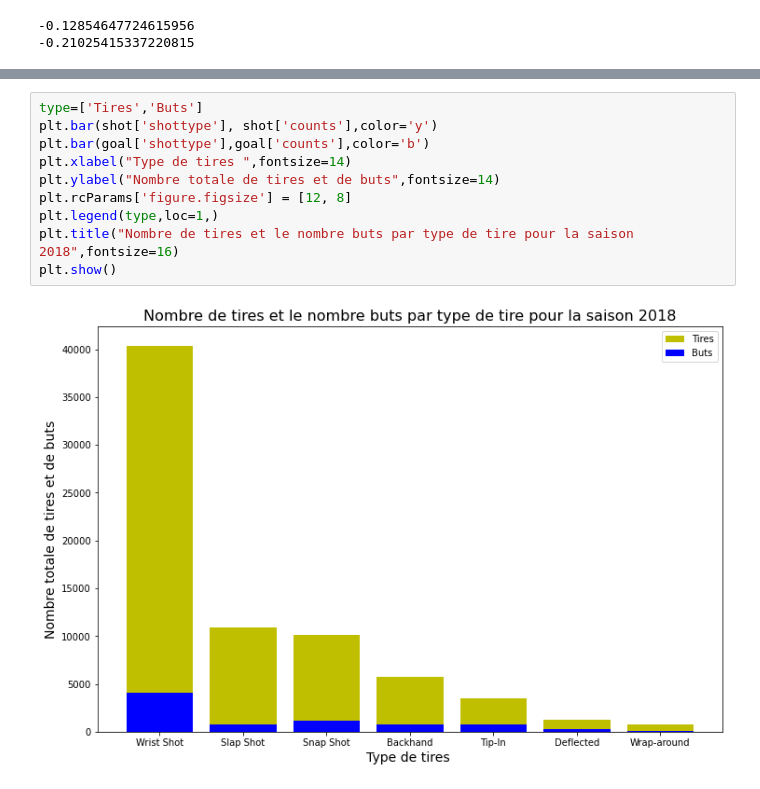
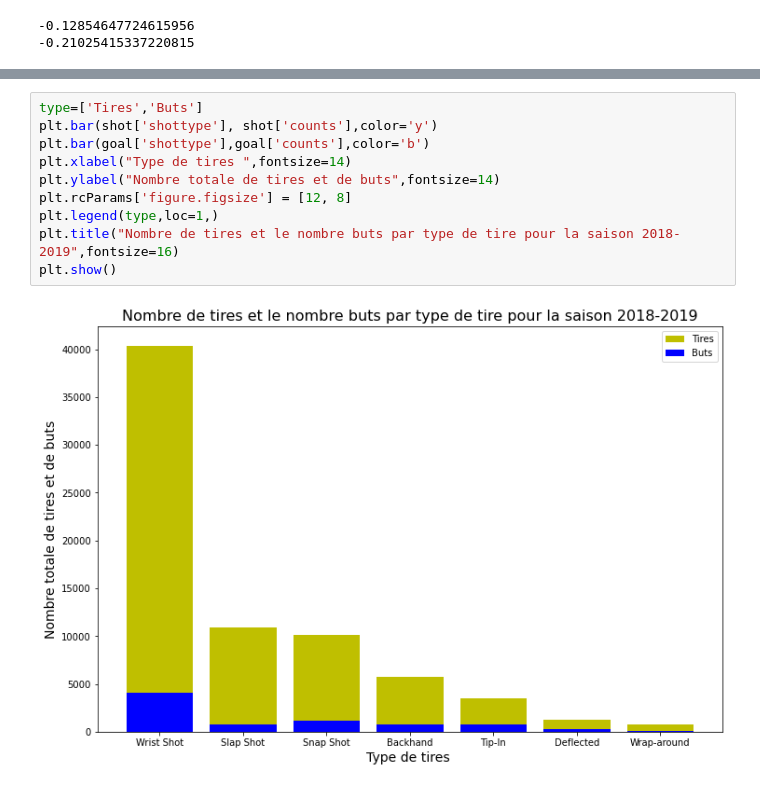
Before and after one commit to RGenkishi/IFT6758_Milestone-1, a Jupyter notebook: question4-5.ipynb, the cells around one changed output, grey strips where cells are left out. Drawn from its saved outputs; the diff is of its cells as text.

```diff
--- a/question4-5.ipynb
+++ b/question4-5.ipynb
@@ -89,12 +110,12 @@ shot = df[df['event']=="Shot"]['shotSecondaryType'].value_counts().rename_axis('
 # %%
 type=['Tires','Buts']
 plt.bar(shot['shottype'], shot['counts'],color='y')
 plt.bar(goal['shottype'],goal['counts'],color='b')
 plt.xlabel("Type de tires ",fontsize=14)
 plt.ylabel("Nombre totale de tires et de buts",fontsize=14)
 plt.rcParams['figure.figsize'] = [12, 8]
 plt.legend(type,loc=1,)
-plt.title("Nombre de tires et le nombre buts par type de tire pour la saison 2018",fontsize=16)
+plt.title("Nombre de tires et le nombre buts par type de tire pour la saison 2018-2019",fontsize=16)
 plt.show()
 # %% [output]
-[figure, old version]
+[figure, new version]
```
Also changed, not shown: parts of 3 cells of this notebook, 7 other files.
